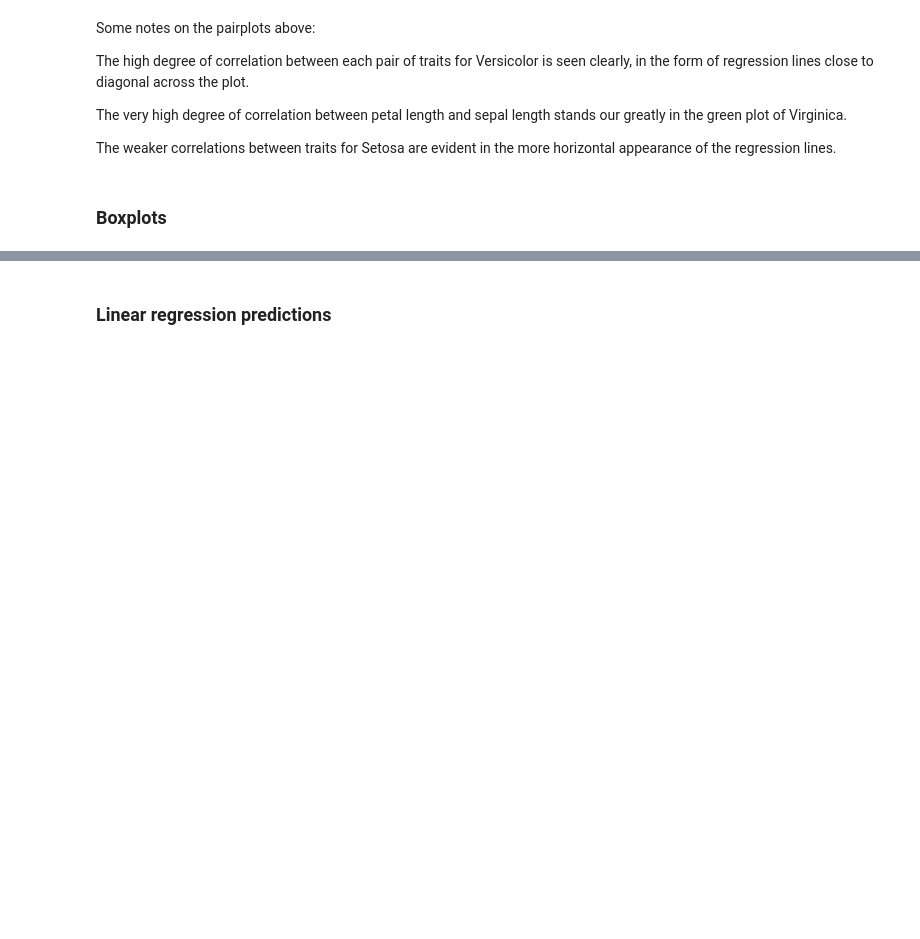
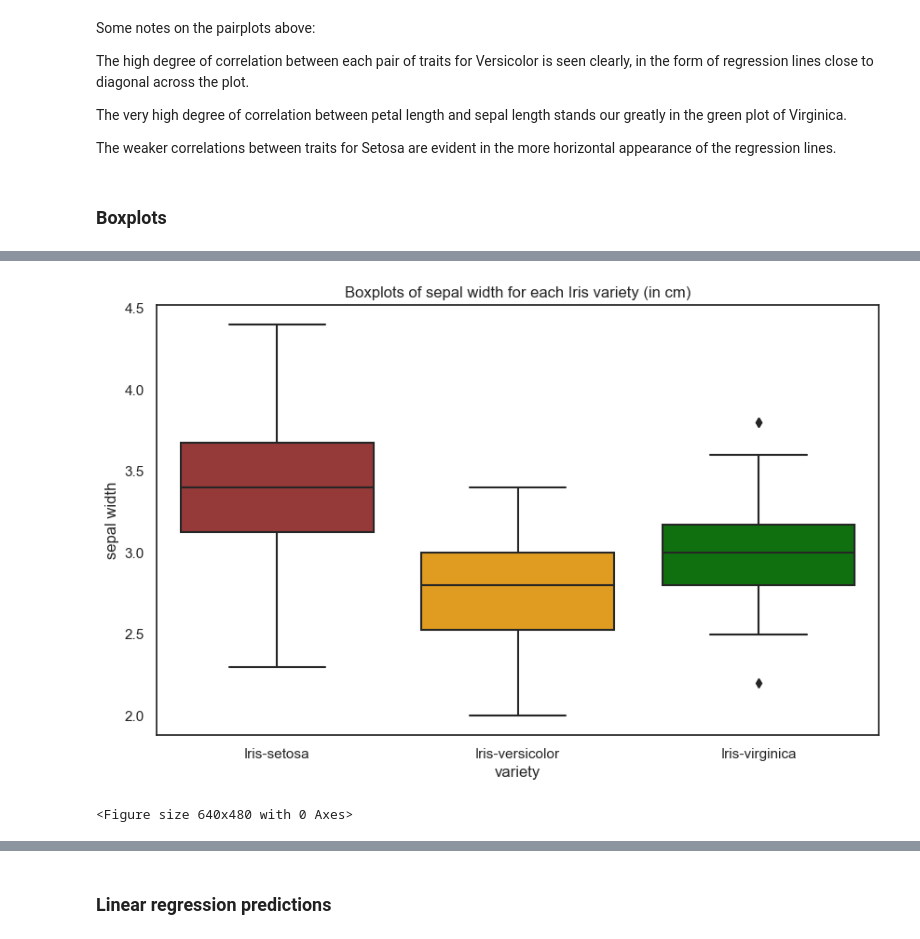
Before and after one commit to jmce22/fund_data, a Jupyter notebook: project.ipynb, the cells around one changed output, grey strips where cells are left out. Cells and saved outputs as stored; diff of their text form; code cells hidden in the pictures; blank space fills up the shorter version.

```diff
--- a/project.ipynb
+++ b/project.ipynb
@@ -741,0 +753,10 @@ plt.savefig('project_images/Boxplot_sl')
+# %%
+plt.figure(figsize=(10, 6))
+plt.title('Boxplots of sepal width for each Iris variety (in cm)')
+
+sns.boxplot(x="variety", y="sepal width", data=df, palette=['brown', 'orange', 'green'])
+plt.show()
+plt.savefig('project_images/Boxplot_sw')
+# %% [output]
+[figure, added]
+<Figure size 640x480 with 0 Axes>
```
Also changed, not shown: parts of 8 cells of this notebook, 2 other files.
